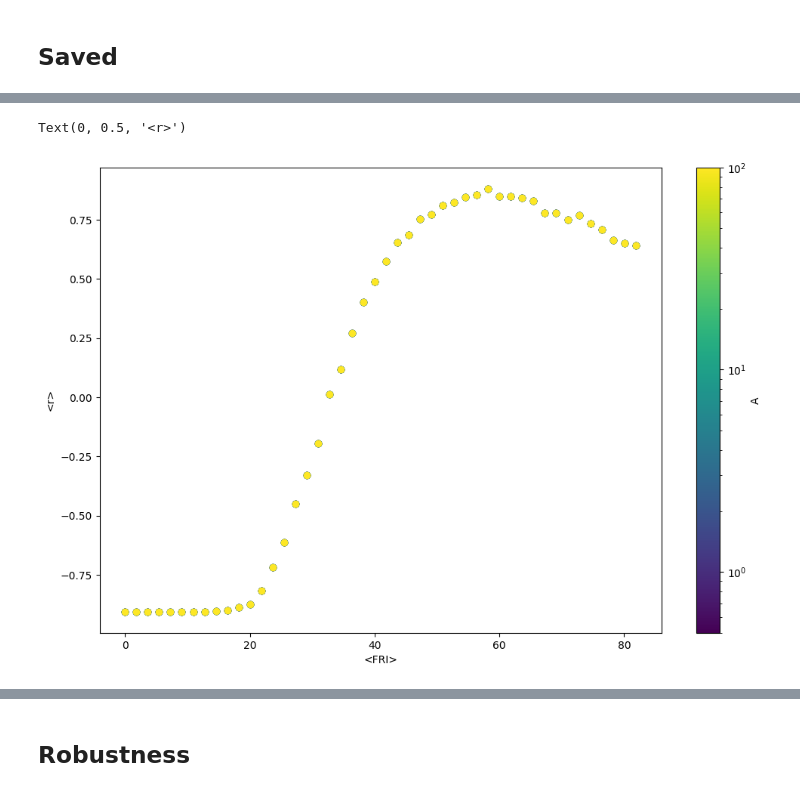
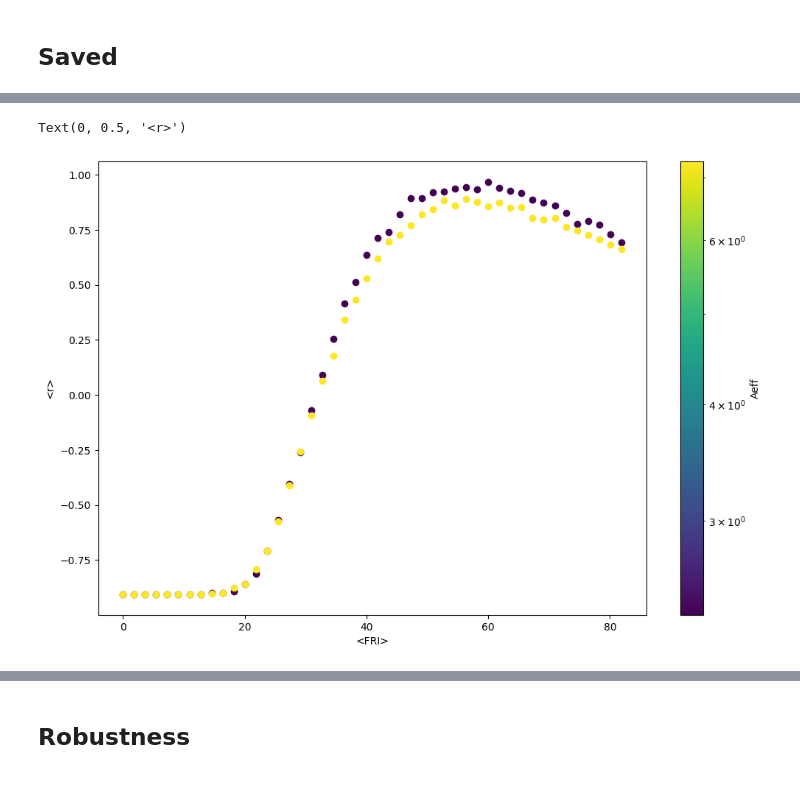
Before and after one commit to patricklawton/TecateCypress, a Jupyter notebook: sensitivity/viz.ipynb, the cells around one changed output, grey strips where cells are left out. Cells and saved outputs as stored; diff of their text form; code cells hidden in the pictures.

```diff
--- a/sensitivity/viz.ipynb
+++ b/sensitivity/viz.ipynb
@@ -54,8 +55,8 @@ for job_i, job in enumerate(jobs):
     # burn_in_end_i = min(np.nonzero(acc < thresh)[0]) + max_i
     # # print(acc)|
     # plt.axvline(census_t[burn_in_end_i], c='red', alpha=0.5, ls='--')
-    # def line(x, m, b):
-    #     return m*x + b
+    def line(x, m, b):
+        return m*x + b
     # final_i = len(N_tot_mean)
     # too_low_thresh = 50
     # too_low = np.nonzero(N_tot_mean[:final_i] < too_low_thresh)[0]
@@ -291,35 +299,36 @@ for baseline_area in baseline_areas:
 # %%
 fig, ax = plt.subplots(figsize=(12,8))
-A_vec = np.array([1,0.5,5,10,100])
+# A_vec = np.array([1,0.5,5,10,100])
+Aeff_vec = np.array([2.38, 7.29])
 # norm = matplotlib.colors.Normalize(vmin=min(A_vec), vmax=20, clip=True)
 norm = matplotlib.colors.LogNorm(vmin=min(A_vec), vmax=max(A_vec), clip=True)
 mapper = matplotlib.cm.ScalarMappable(norm=norm, cmap=matplotlib.cm.viridis)
-for A in A_vec:
+for Aeff in Aeff_vec:
     jobs = project.find_jobs({'doc.simulated': True, 'Aeff': Aeff, 't_final': t_final})
     # numreps = 2_000 if A == 1 else 1_000
     all_fri = np.tile(fri_vec, len(jobs))
     fn = "aggregate_data/Aeff_{}/all_r_{}.npy".format(Aeff, t_final)
     with open(fn, 'rb') as handle:
         all_r = np.load(handle)
     r_bw=0.1
     r_edges = np.arange(-1, 6+r_bw, r_bw)
     fri_step = (b_vec[1]-b_vec[0]) * gamma(1+1/c)
     fri_edges = np.concatenate(([0], np.arange(fri_step/2, fri_vec[-1]+fri_step, fri_step)))
     hist = np.histogram2d(all_fri, all_r, bins=[fri_edges, r_edges])
     dr = 0.01
     r_vals = np.arange(min(hist[2]), max(hist[2])+dr, dr)
     r_expect = 0
     r_expect_vec = []
     for fri_i in range(len(hist[0])):
         P_r_fri = scipy.stats.rv_histogram((hist[0][fri_i], hist[2]))
         r_expect_fri = np.trapz(y=P_r_fri.pdf(r_vals)*r_vals, x=r_vals)
         r_expect_vec.append(r_expect_fri)
-    color = mapper.to_rgba(A)
+    color = mapper.to_rgba(Aeff)
     ax.scatter(fri_vec, r_expect_vec, color=color)
     # break
-fig.colorbar(mapper, ax=ax, label='A')
+fig.colorbar(mapper, ax=ax, label='Aeff')
 ax.set_xlabel('<FRI>')
 ax.set_ylabel('<r>')
 # %% [output]
 Text(0, 0.5, '<r>')
-[figure, old version]
+[figure, new version]
```
Also changed, not shown: parts of 9 cells of this notebook, 19 other files.
